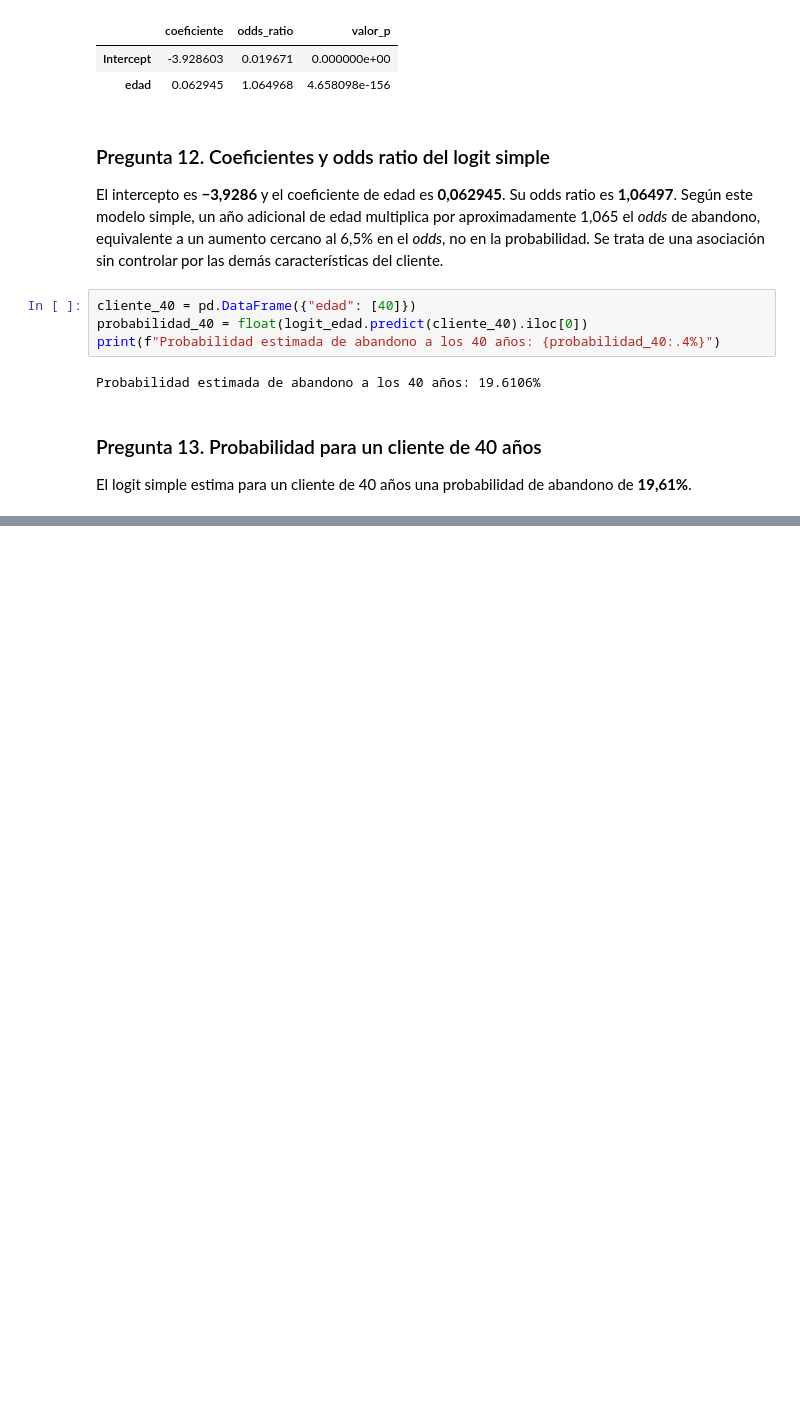
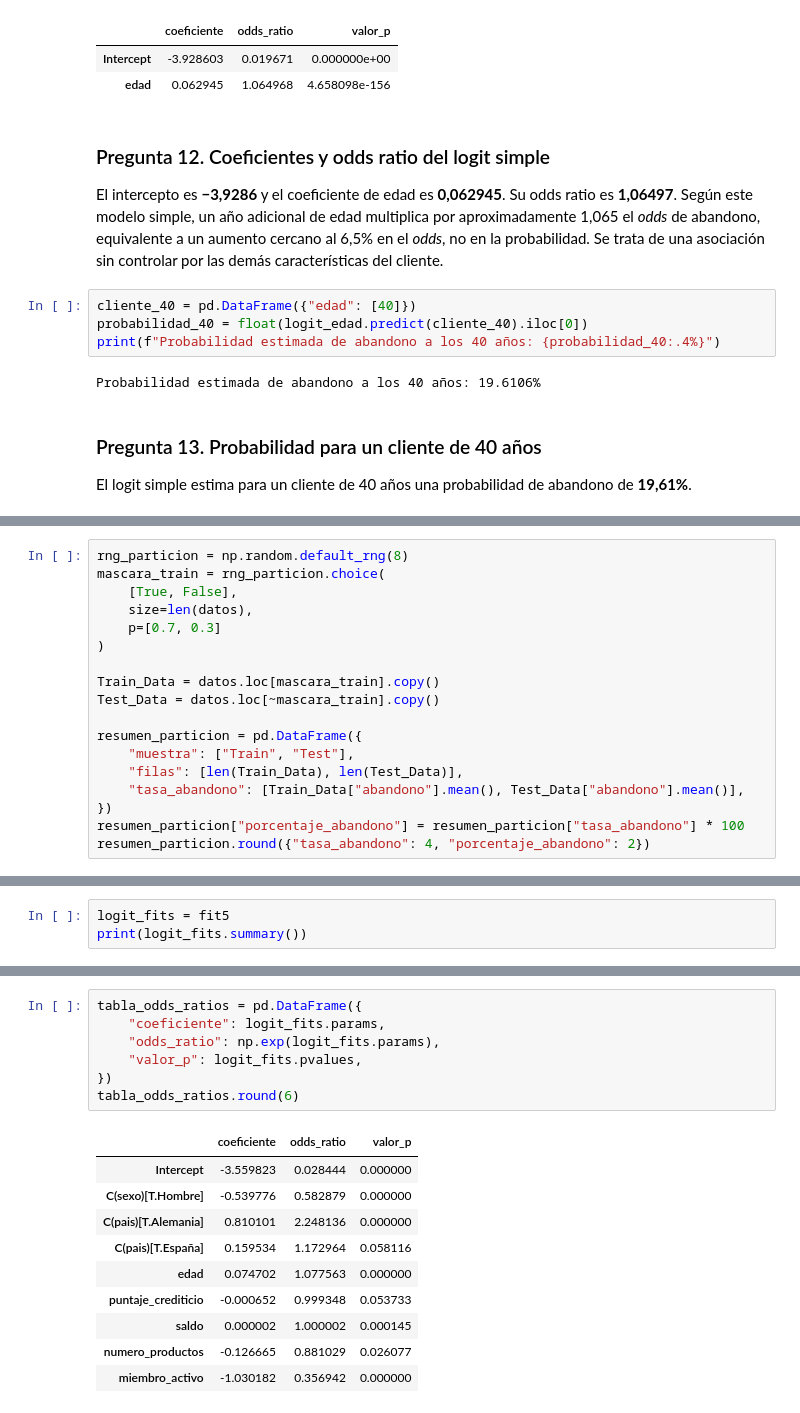
Before and after one commit to martinfgaleano-crypto/Taller_Regresion_Logistica, a Jupyter notebook: Taller_Abandono_Producto_Financiero.ipynb, the cells around one changed output, grey strips where cells are left out. Drawn from its saved outputs; the diff is of its cells as text; blank space fills up the shorter version.

Commit message:
Punto 5: modelos y odds ratios

```diff
--- a/Taller_Abandono_Producto_Financiero.ipynb
+++ b/Taller_Abandono_Producto_Financiero.ipynb
@@ -510,0 +515,18 @@ El logit simple estima para un cliente de 40 años una probabilidad de abandono
+# %%
+rng_particion = np.random.default_rng(8)
+mascara_train = rng_particion.choice(
+    [True, False],
+    size=len(datos),
+    p=[0.7, 0.3]
+)
+
+Train_Data = datos.loc[mascara_train].copy()
+Test_Data = datos.loc[~mascara_train].copy()
+
+resumen_particion = pd.DataFrame({
+    "muestra": ["Train", "Test"],
+    "filas": [len(Train_Data), len(Test_Data)],
+    "tasa_abandono": [Train_Data["abandono"].mean(), Test_Data["abandono"].mean()],
+})
+resumen_particion["porcentaje_abandono"] = resumen_particion["tasa_abandono"] * 100
+resumen_particion.round({"tasa_abandono": 4, "porcentaje_abandono": 2})
@@ -510,0 +603,3 @@ El logit simple estima para un cliente de 40 años una probabilidad de abandono
+# %%
+logit_fits = fit5
+print(logit_fits.summary())
@@ -510,0 +624,18 @@ El logit simple estima para un cliente de 40 años una probabilidad de abandono
+# %%
+tabla_odds_ratios = pd.DataFrame({
+    "coeficiente": logit_fits.params,
+    "odds_ratio": np.exp(logit_fits.params),
+    "valor_p": logit_fits.pvalues,
+})
+tabla_odds_ratios.round(6)
+# %% [output]
+|  | coeficiente | odds_ratio | valor_p |
+| Intercept | -3.559823 | 0.028444 | 0.000000 |
+| C(sexo)[T.Hombre] | -0.539776 | 0.582879 | 0.000000 |
+| C(pais)[T.Alemania] | 0.810101 | 2.248136 | 0.000000 |
+| C(pais)[T.España] | 0.159534 | 1.172964 | 0.058116 |
+| edad | 0.074702 | 1.077563 | 0.000000 |
+| puntaje_crediticio | -0.000652 | 0.999348 | 0.053733 |
+| saldo | 0.000002 | 1.000002 | 0.000145 |
+| numero_productos | -0.126665 | 0.881029 | 0.026077 |
+| miembro_activo | -1.030182 | 0.356942 | 0.000000 |
```
Also changed, not shown: parts of 10 cells of this notebook.
